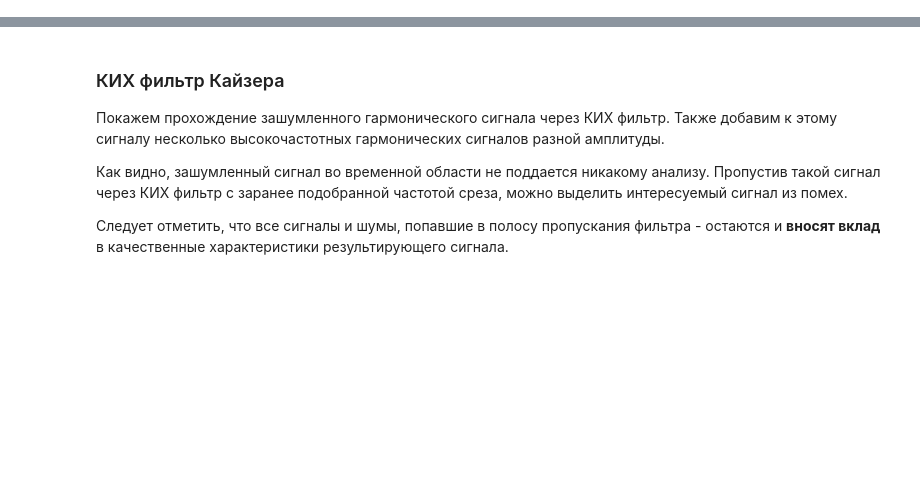
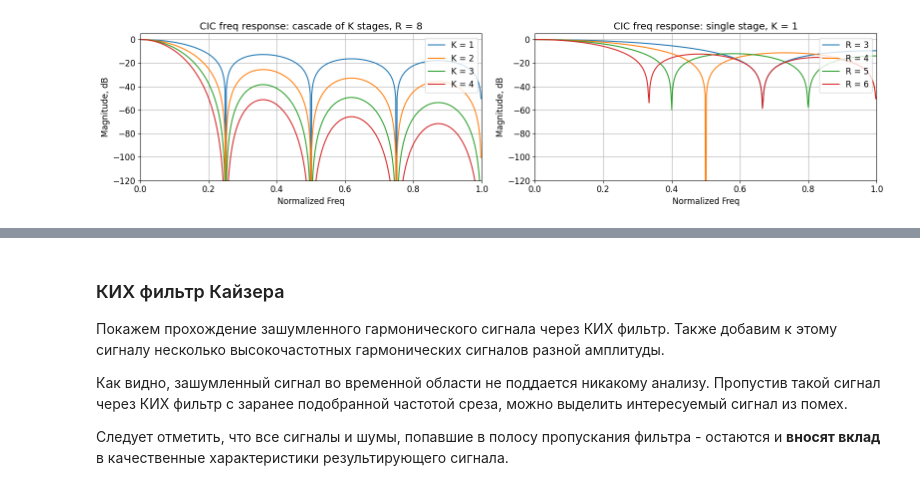
Before and after one commit to Makarov-Vitaliy/dsp, a Jupyter notebook: lab6_iir_fir_filters.ipynb, the cells around one changed output, grey strips where cells are left out. Cells and saved outputs as stored; diff of their text form; code cells hidden in the pictures; blank space fills up the shorter version.

```diff
--- a/lab6_iir_fir_filters.ipynb
+++ b/lab6_iir_fir_filters.ipynb
@@ -496,0 +339,41 @@ ____
+# %%
+N = 512
+
+# Single CIC (boxcar) stage: R unit taps
+R = 8
+b = np.ones(R)
+
+plt.figure(figsize=(16, 4))
+
+# 1) Cascade of K identical stages: H(z)^K <=> convolution of the coefficients
+plt.subplot(1, 2, 1)
+h_cic = np.ones(1)
+for k in range(1, 5):
+    h_cic = np.convolve(h_cic, b)
+    w, h = freqz(h_cic, 1, N)
+    h = np.abs(h) / np.max(np.abs(h))
+    plt.plot(w/np.pi, 20*np.log10(h + 1e-12), label='K = {}'.format(k))
+plt.xlim([0, 1])
+plt.ylim([-120, 5])
+plt.xlabel('Normalized Freq')
+plt.ylabel('Magnitude, dB')
+plt.title('CIC freq response: cascade of K stages, R = {}'.format(R))
+plt.legend(loc='upper right', fontsize=FONT_SMALL)
+plt.grid(True)
+
+# 2) For comparison: a single stage of growing length
+plt.subplot(1, 2, 2)
+for r in [3, 4, 5, 6]:
+    w, h = freqz(np.ones(r), 1, N)
+    h = np.abs(h) / np.max(np.abs(h))
+    plt.plot(w/np.pi, 20*np.log10(h + 1e-12), label='R = {}'.format(r))
+plt.xlim([0, 1])
+plt.ylim([-120, 5])
+plt.xlabel('Normalized Freq')
+plt.ylabel('Magnitude, dB')
+plt.title('CIC freq response: single stage, K = 1')
+plt.legend(loc='upper right', fontsize=FONT_SMALL)
+plt.grid(True)
+plt.tight_layout()
+# %% [output]
+[figure, added]
```
Also changed, not shown: parts of 41 cells of this notebook.
